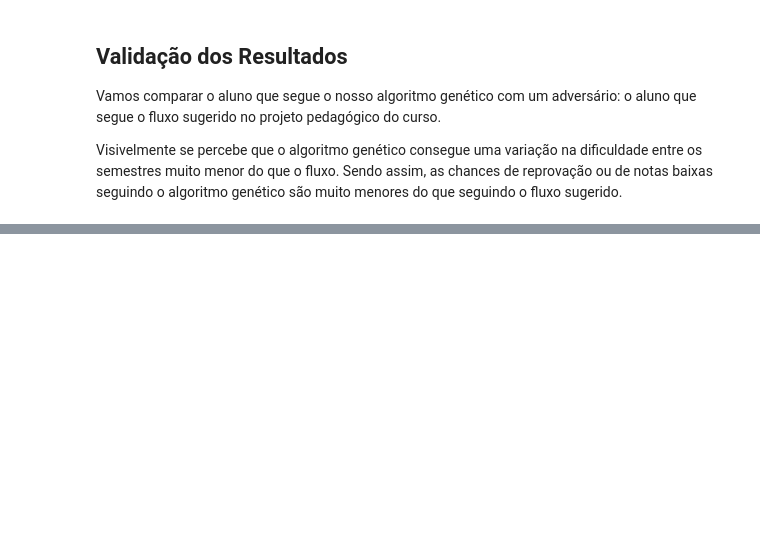
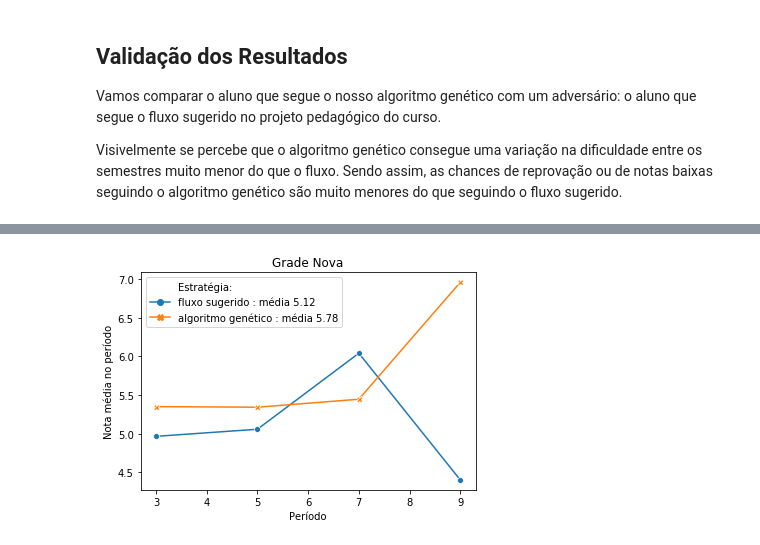
Before and after one commit to luanagbmartins/inteligencia-artificial, a Jupyter notebook: Módulo 5 - Algoritmos Genéticos/Copy_of_AP_05_ LuanaGuedes_RuanChaves_ThiagoMonteles.ipynb, the cells around one changed output, grey strips where cells are left out. Cells and saved outputs as stored; diff of their text form; code cells hidden in the pictures; blank space fills up the shorter version.

```diff
--- a/Módulo 5 - Algoritmos Genéticos/Copy_of_AP_05_ LuanaGuedes_RuanChaves_ThiagoMonteles.ipynb
+++ b/Módulo 5 - Algoritmos Genéticos/Copy_of_AP_05_ LuanaGuedes_RuanChaves_ThiagoMonteles.ipynb
@@ -1042,0 +1115,4 @@ except:
+# %%
+plot_compare(notas, fluxo, 'Grade Nova')
+# %% [output]
+[figure, added]
```
Also changed, not shown: parts of 10 cells of this notebook.
